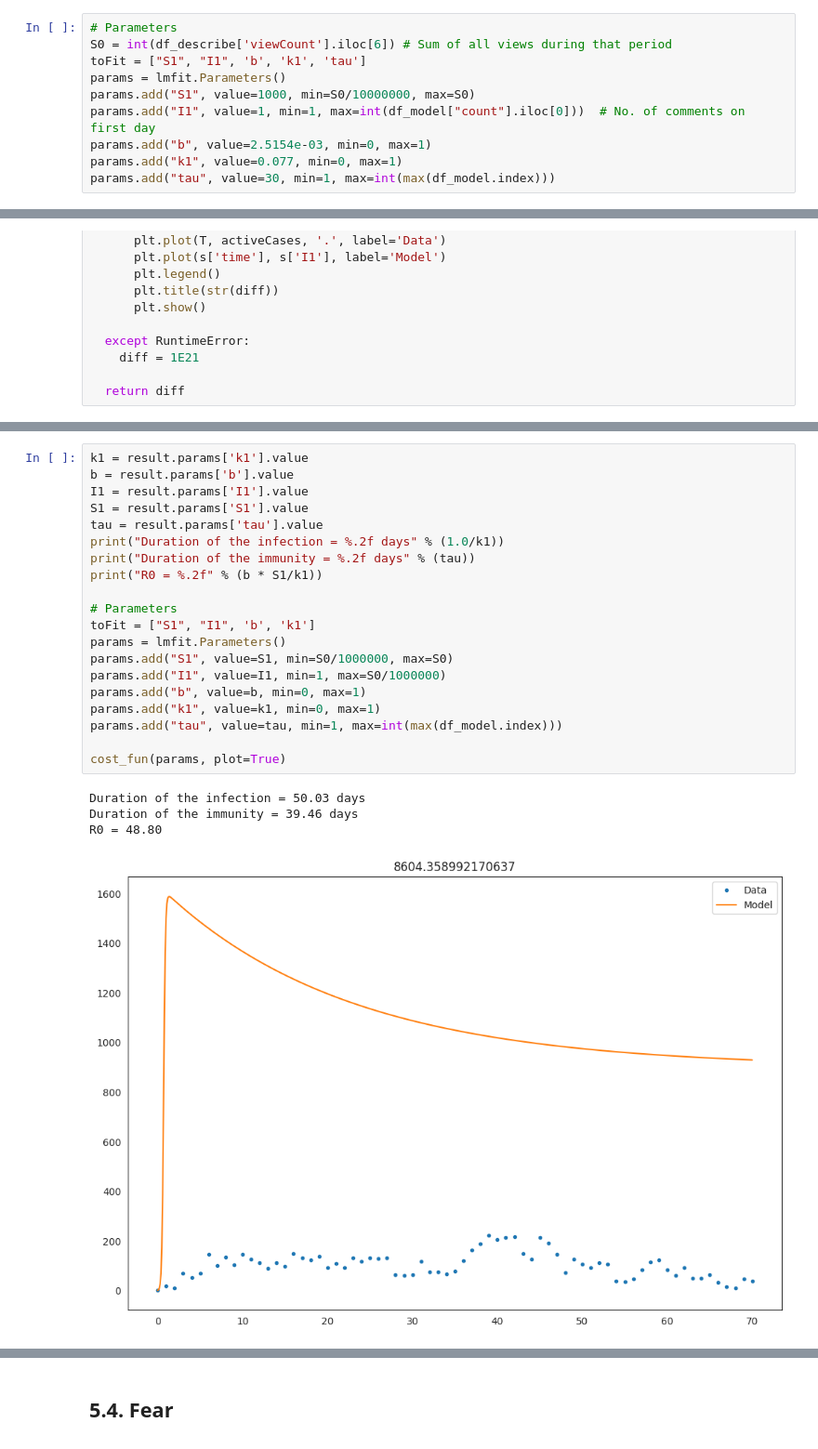
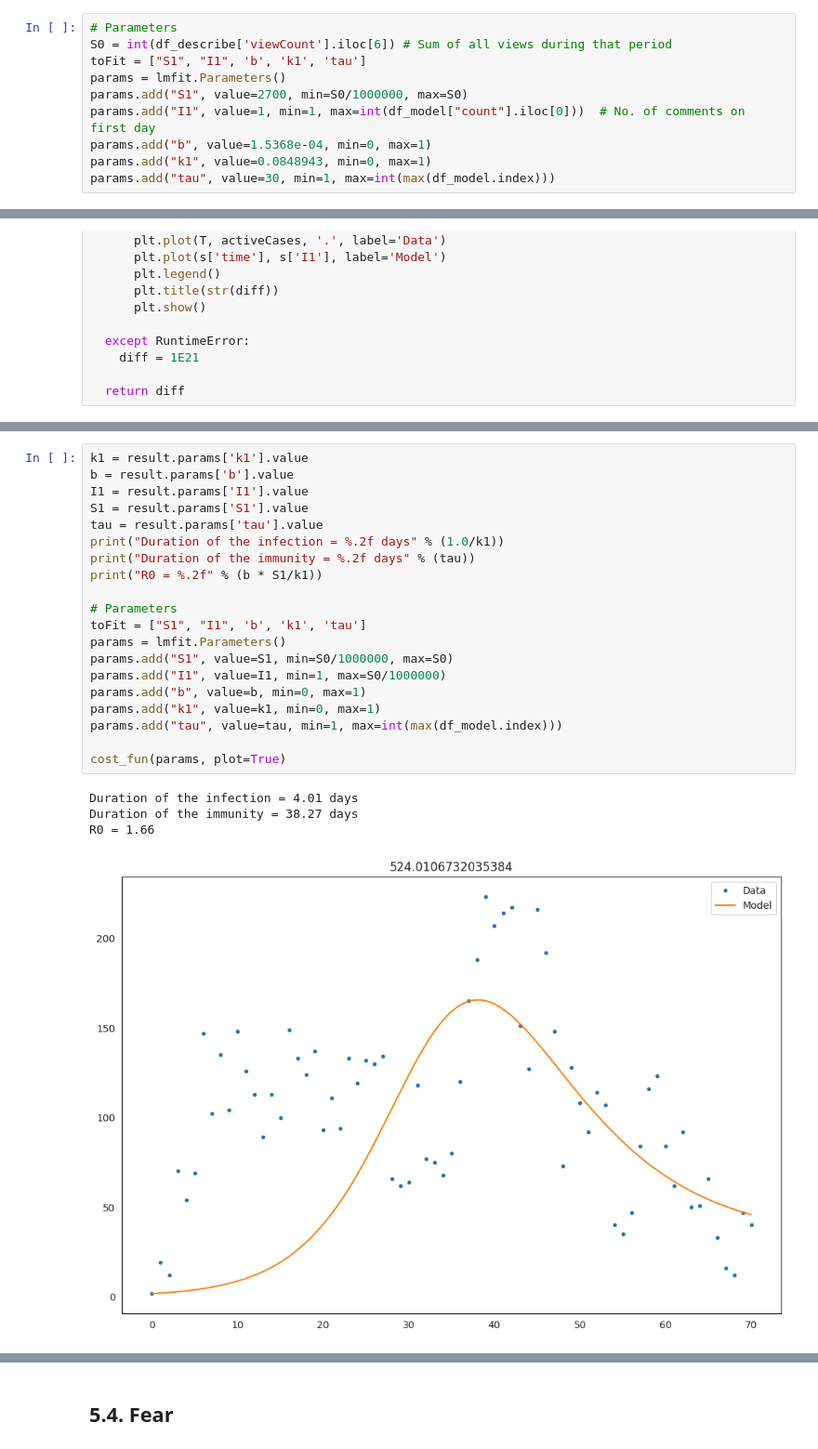
Before and after one commit to briceshun/sm_contagion, a Jupyter notebook: ContagionModels_FTX_SIRS.ipynb, the cells around one changed output, grey strips where cells are left out. Shown at 93% size. Saved outputs shown, nothing was run; the diff lists cells and outputs as text.

```diff
--- a/ContagionModels_FTX_SIRS.ipynb
+++ b/ContagionModels_FTX_SIRS.ipynb
@@ -574,10 +586,10 @@ df_model = df_contempt
 S0 = int(df_describe['viewCount'].iloc[6]) # Sum of all views during that period
 toFit = ["S1", "I1", 'b', 'k1', 'tau']
 params = lmfit.Parameters()
-params.add("S1", value=1000, min=S0/10000000, max=S0)
+params.add("S1", value=2700, min=S0/1000000, max=S0)
 params.add("I1", value=1, min=1, max=int(df_model["count"].iloc[0]))  # No. of comments on first day
-params.add("b", value=2.5154e-03, min=0, max=1)
-params.add("k1", value=0.077, min=0, max=1)
+params.add("b", value=1.5368e-04, min=0, max=1)
+params.add("k1", value=0.0848943, min=0, max=1)
 params.add("tau", value=30, min=1, max=int(max(df_model.index)))
 # %%
 # Define Objective Function
@@ -653,25 +665,25 @@ Parameters
 # %%
 k1 = result.params['k1'].value
 b = result.params['b'].value
 I1 = result.params['I1'].value
 S1 = result.params['S1'].value
 tau = result.params['tau'].value
 print("Duration of the infection = %.2f days" % (1.0/k1))
 print("Duration of the immunity = %.2f days" % (tau))
 print("R0 = %.2f" % (b * S1/k1))
 
 # Parameters
-toFit = ["S1", "I1", 'b', 'k1']
+toFit = ["S1", "I1", 'b', 'k1', 'tau']
 params = lmfit.Parameters()
 params.add("S1", value=S1, min=S0/1000000, max=S0)
 params.add("I1", value=I1, min=1, max=S0/1000000)
 params.add("b", value=b, min=0, max=1)
 params.add("k1", value=k1, min=0, max=1)
 params.add("tau", value=tau, min=1, max=int(max(df_model.index)))
 
 cost_fun(params, plot=True)
 # %% [output]
-Duration of the infection = 50.03 days
-Duration of the immunity = 39.46 days
-R0 = 48.80
+Duration of the infection = 4.01 days
+Duration of the immunity = 38.27 days
+R0 = 1.66
-[figure, old version]
+[figure, new version]
```
Also changed, not shown: parts of 14 cells of this notebook.
